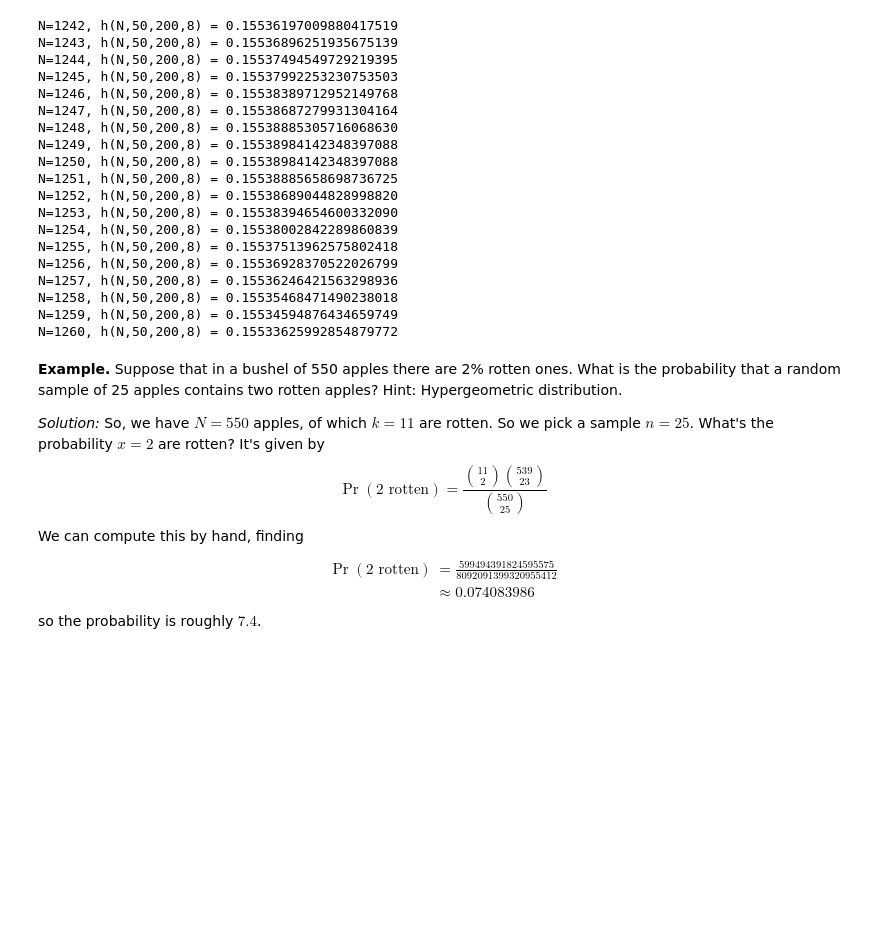
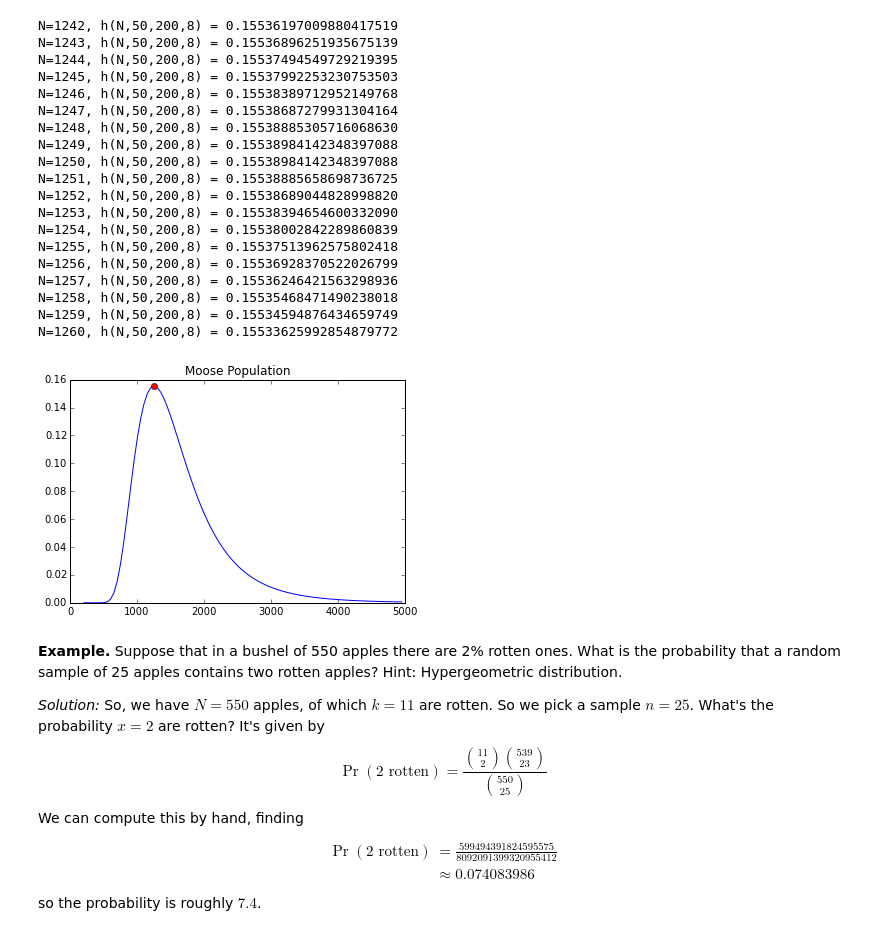
Before and after one commit to pqnelson/Statistics-for-Mathematicians, a Jupyter notebook: probability/2-hypergeometric-distribution.ipynb, the cells around one changed output. Saved outputs shown, nothing was run; the diff lists cells and outputs as text; code cells hidden in the pictures; blank space fills up the shorter version.

```diff
--- a/probability/2-hypergeometric-distribution.ipynb
+++ b/probability/2-hypergeometric-distribution.ipynb
@@ -113,21 +134,12 @@ where $C=1192725059258223539848800000$.
 We have $N\geq242$. We write up a small program, listed below, to write
 out a table of probabilities. It's maximized when $N=1250$.
 # %%
-# return a*(a+1)*(...)*b
-def product(a, b):
-    if a>b:
-        return product(b,a)
-    else:
-        result = 1.0
-        for k in xrange(a,b+1):
-            result = result*k
-        return result
-
-v = 0.0;
-c = 1192725059258223539848800000.0;
+def moosePopulation(N):
+    c = 1192725059258223539848800000.0
+    return c * product(N-200,N-241)/product(N-49,N)
 
 for N in xrange(1242, 1261):
-    v = c * product(N-200,N-241)/product(N-49,N)
+    v = moosePopulation(N)
     print "N=%d, h(N,50,200,8) = %.20f" % (N,v)
 # %% [output]
 N=1242, h(N,50,200,8) = 0.15536197009880417519
@@ -149,6 +161,14 @@ N=1257, h(N,50,200,8) = 0.15536246421563298936
 N=1258, h(N,50,200,8) = 0.15535468471490238018
 N=1259, h(N,50,200,8) = 0.15534594876434659749
 N=1260, h(N,50,200,8) = 0.15533625992854879772
+# %%
+x = range(200,5000,50)
+y = [moosePopulation(point) for point in x]
+plt.plot(x, y, 'b',[1247],[moosePopulation(1247)],'ro')
+plt.title('Moose Population')
+plt.show()
+# %% [output]
+[figure, added]
 # %% [markdown]
 **Example.**
 Suppose that in a bushel of 550 apples there are 2% rotten ones. What
```
Also changed, not shown: parts of 4 cells of this notebook.
